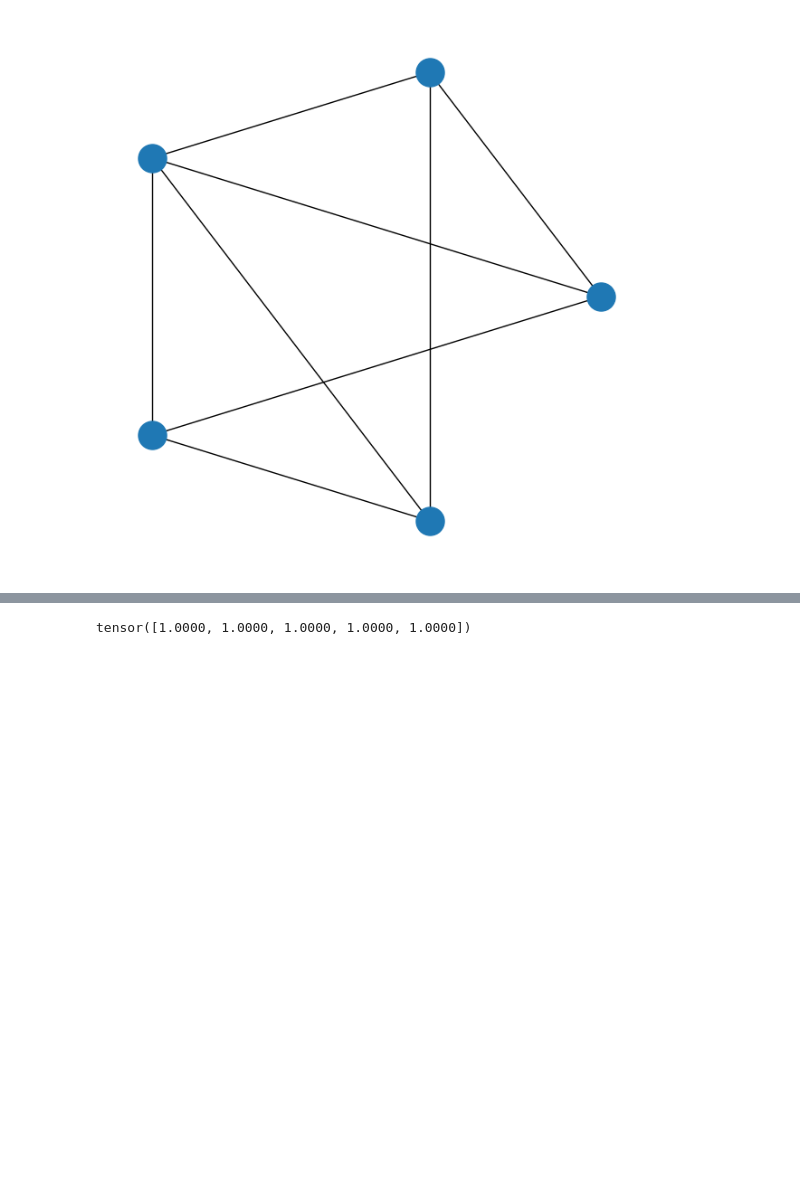
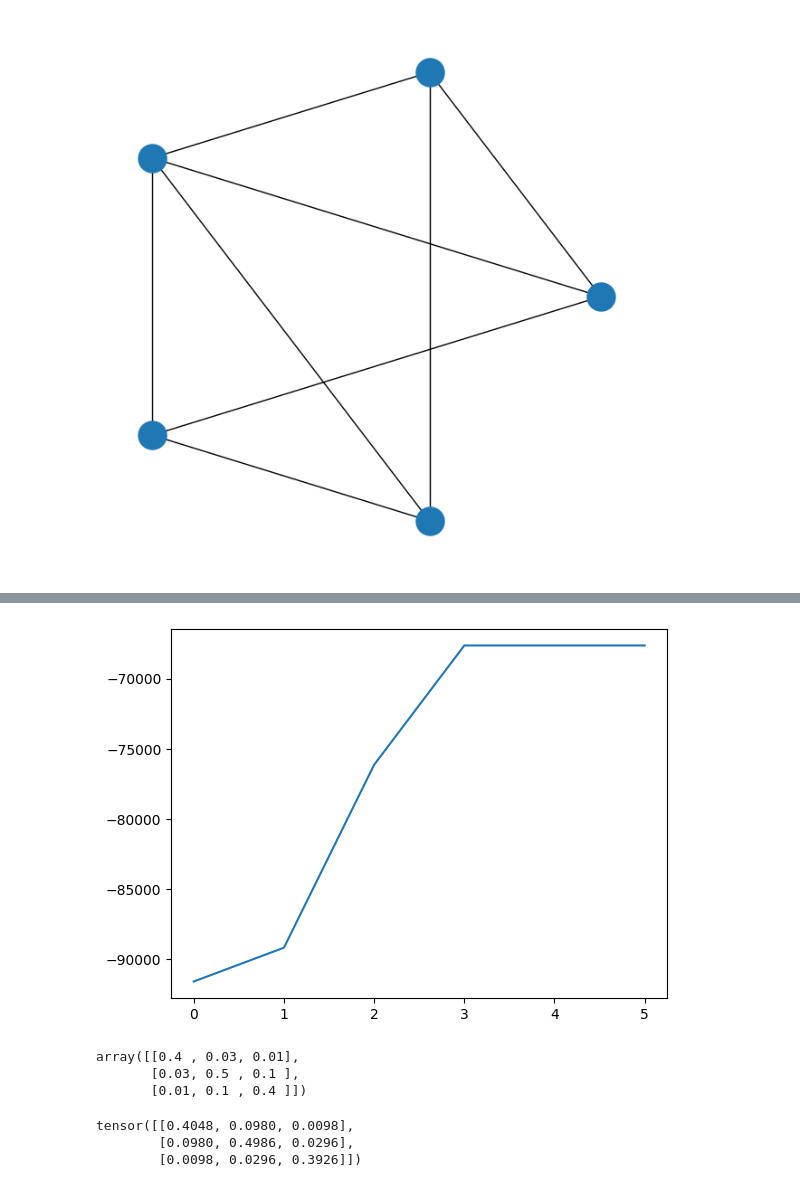
Before and after one commit to QMoayedpour/PGM_MVA, a Jupyter notebook: ntbk/vizu_graph.ipynb, the cells around one changed output, grey strips where cells are left out. Drawn from its saved outputs; the diff is of its cells as text; code cells hidden in the pictures; blank space fills up the shorter version.

```diff
--- a/ntbk/vizu_graph.ipynb
+++ b/ntbk/vizu_graph.ipynb
@@ -108,4 +156,17 @@ torch.Size([994, 3])
-# %%
-tau.sum(dim=1)[:5]
-# %% [output]
-tensor([1.0000, 1.0000, 1.0000, 1.0000, 1.0000])
+# %%
+plt.plot(test.logs_like)
+plt.show()
+# %% [output]
+[figure, added]
+# %%
+probs
+# %% [output]
+array([[0.4 , 0.03, 0.01],
+       [0.03, 0.5 , 0.1 ],
+       [0.01, 0.1 , 0.4 ]])
+# %%
+__
+# %% [output]
+tensor([[0.4048, 0.0980, 0.0098],
+        [0.0980, 0.4986, 0.0296],
+        [0.0098, 0.0296, 0.3926]])
```
Also changed, not shown: parts of 9 cells of this notebook, 1 other file.
